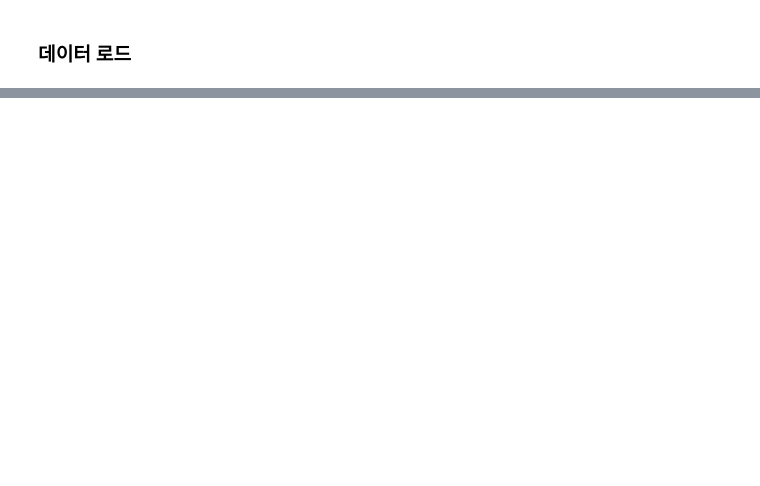
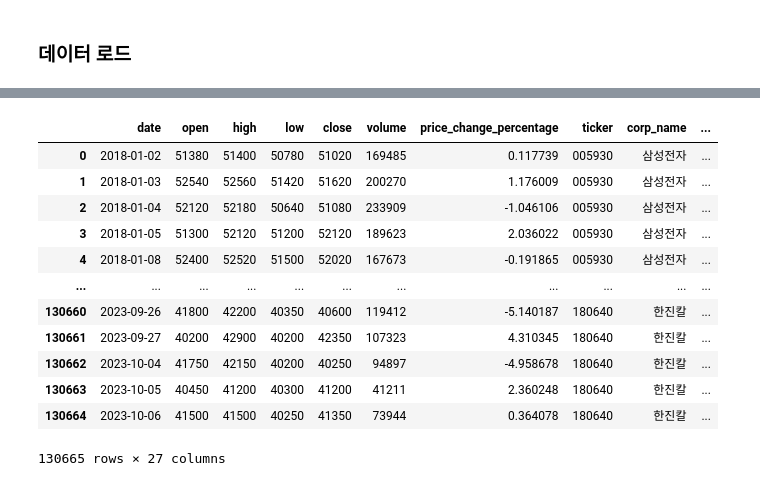
Before and after one commit to Unfinishedgod/finance_mlops, a Jupyter notebook: jupyter/modeling.ipynb, the cells around one changed output, grey strips where cells are left out. Cells and saved outputs as stored; diff of their text form; code cells hidden in the pictures; blank space fills up the shorter version.

```diff
--- a/jupyter/modeling.ipynb
+++ b/jupyter/modeling.ipynb
@@ -19,6 +19,6 @@ import glob
 # %% [markdown]
 ### 데이터 로드
 # %%
-ohlcv_df_raw = pd.read_csv('ohlcv_df_raw.csv')
+ohlcv_df_raw = pd.read_csv('ohlcv_df_raw.csv', dtype = {'ticker':str})
 # %%
-ohlcv_df_raw
+ticker_list = ohlcv_df_raw['ticker'].unique()
@@ -38,0 +271,16 @@ ohlcv_df_raw
+# %%
+df_raw_total.reset_index(drop = True)
+# %% [output]
+|  | date | open | high | low | close | volume | price_change_percentage | ticker | corp_name | ... |
+| 0 | 2018-01-02 | 51380 | 51400 | 50780 | 51020 | 169485 | 0.117739 | 005930 | 삼성전자 | ... |
+| 1 | 2018-01-03 | 52540 | 52560 | 51420 | 51620 | 200270 | 1.176009 | 005930 | 삼성전자 | ... |
+| 2 | 2018-01-04 | 52120 | 52180 | 50640 | 51080 | 233909 | -1.046106 | 005930 | 삼성전자 | ... |
+| 3 | 2018-01-05 | 51300 | 52120 | 51200 | 52120 | 189623 | 2.036022 | 005930 | 삼성전자 | ... |
+| 4 | 2018-01-08 | 52400 | 52520 | 51500 | 52020 | 167673 | -0.191865 | 005930 | 삼성전자 | ... |
+| ... | ... | ... | ... | ... | ... | ... | ... | ... | ... | ... |
+| 130660 | 2023-09-26 | 41800 | 42200 | 40350 | 40600 | 119412 | -5.140187 | 180640 | 한진칼 | ... |
+| 130661 | 2023-09-27 | 40200 | 42900 | 40200 | 42350 | 107323 | 4.310345 | 180640 | 한진칼 | ... |
+| 130662 | 2023-10-04 | 41750 | 42150 | 40200 | 40250 | 94897 | -4.958678 | 180640 | 한진칼 | ... |
+| 130663 | 2023-10-05 | 40450 | 41200 | 40300 | 41200 | 41211 | 2.360248 | 180640 | 한진칼 | ... |
+| 130664 | 2023-10-06 | 41500 | 41500 | 40250 | 41350 | 73944 | 0.364078 | 180640 | 한진칼 | ... |
+130665 rows × 27 columns
```
Also changed, not shown: parts of 3 cells of this notebook, 3 other files.
